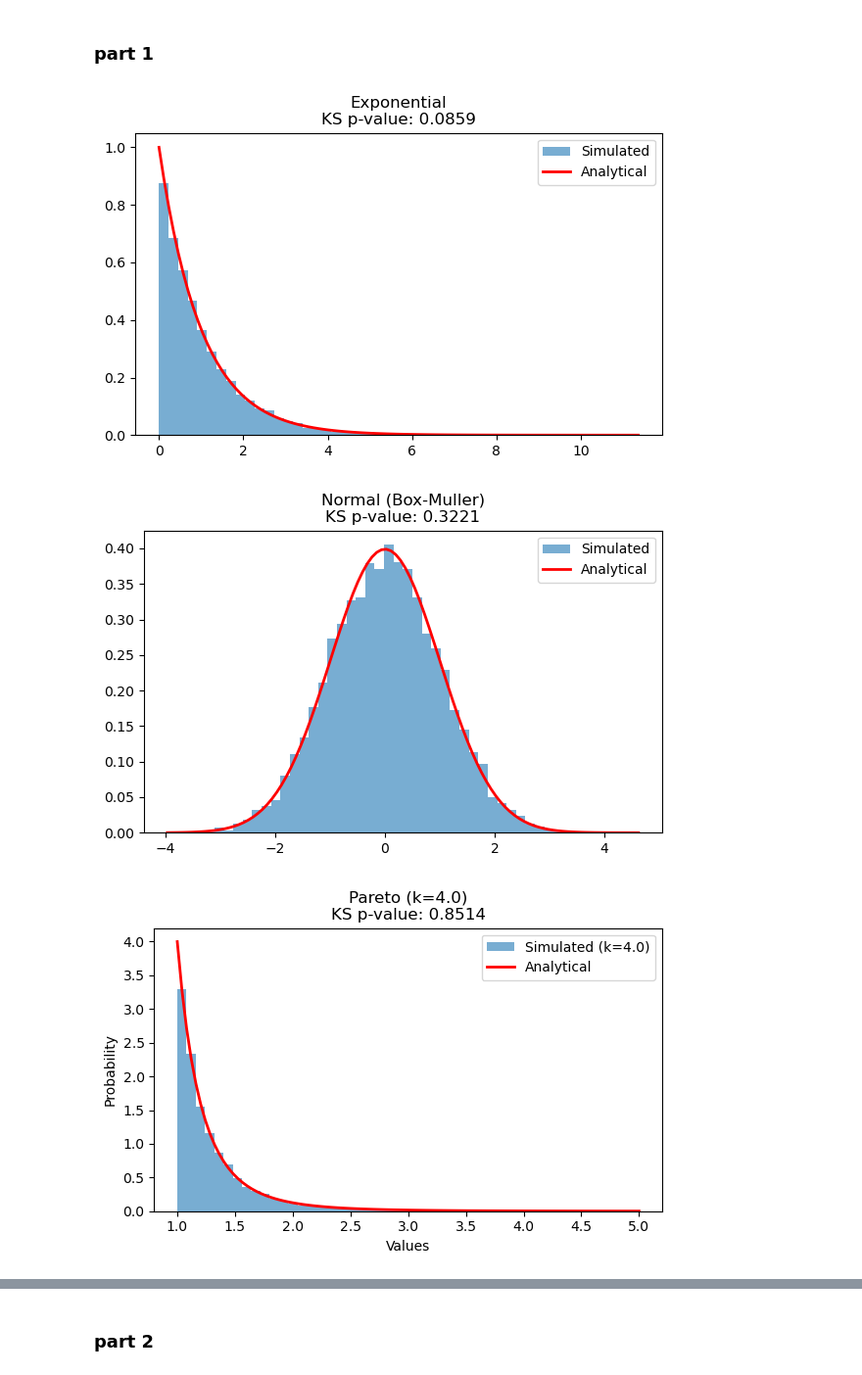
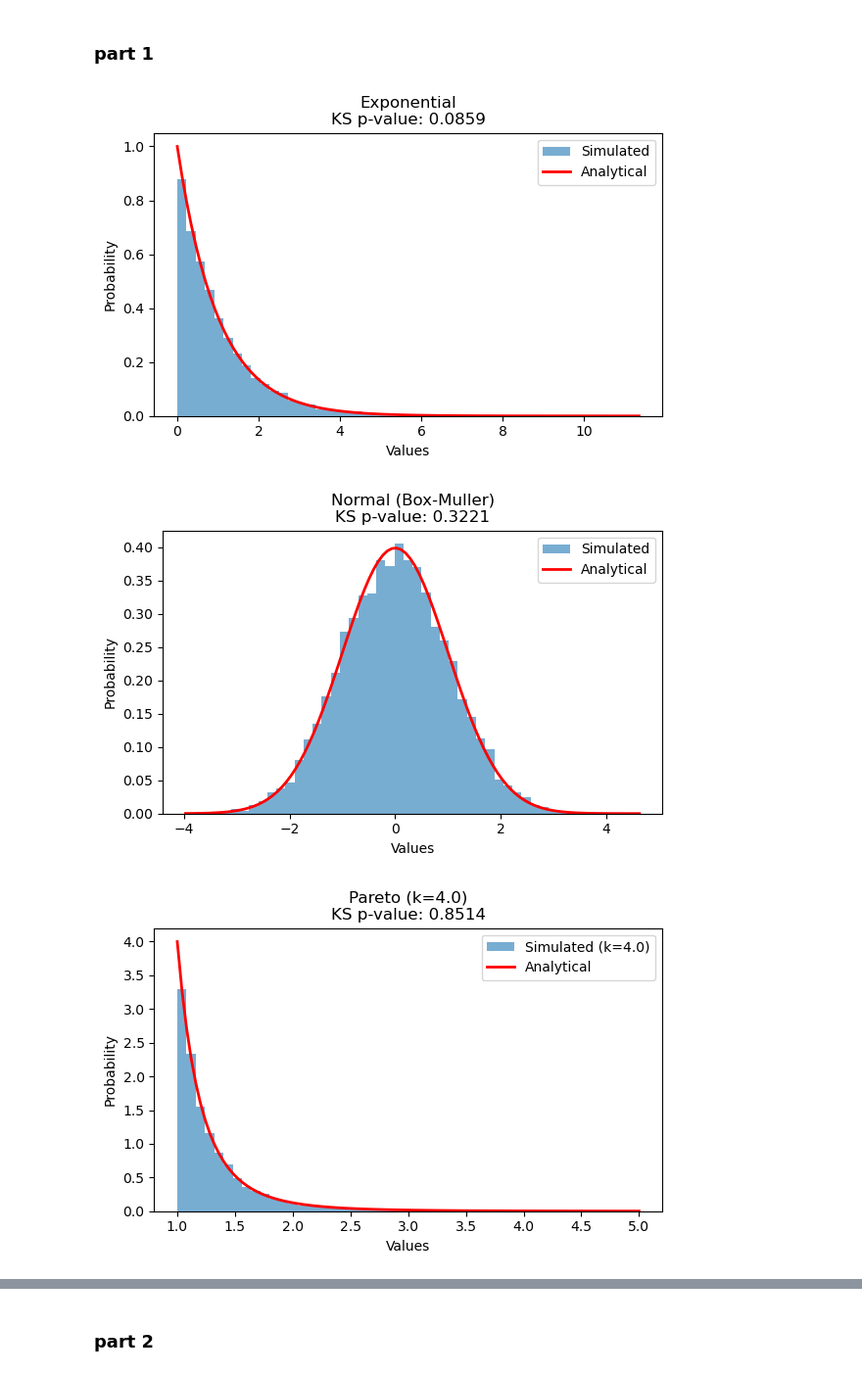
Before and after one commit to markus1573/stokastisk-simulering, a Jupyter notebook: Assignment_code.ipynb, the cells around one changed output, grey strips where cells are left out. Shown at 98% size. Drawn from its saved outputs; the diff is of its cells as text; code cells hidden in the pictures.

```diff
--- a/Assignment_code.ipynb
+++ b/Assignment_code.ipynb
@@ -1214,6 +1214,8 @@ x_e = np.linspace(0, max(X_exp), 100)
 plt.plot(x_e, stats.expon.pdf(x_e), 'r-', lw=2, label="Analytical")
 ks_exp = stats.kstest(X_exp, stats.expon.cdf)
 plt.title(f"Exponential\nKS p-value: {ks_exp.pvalue:.4f}")
+plt.xlabel("Values")
+plt.ylabel("Probability")
 plt.legend()
 plt.tight_layout()
 plt.show()
@@ -1225,6 +1227,8 @@ x_n = np.linspace(min(X_norm), max(X_norm), 100)
 plt.plot(x_n, stats.norm.pdf(x_n), 'r-', lw=2, label="Analytical")
 ks_norm = stats.kstest(X_norm, stats.norm.cdf)
 plt.title(f"Normal (Box-Muller)\nKS p-value: {ks_norm.pvalue:.4f}")
+plt.xlabel("Values")
+plt.ylabel("Probability")
 plt.legend()
 plt.tight_layout()
 plt.show()
@@ -1234,35 +1238,35 @@ plt.figure(figsize=(6, 4))
 k_plot = 4.0
 plt.hist(X_pareto[k_plot], bins=50, range=(1, 5), density=True, alpha=0.6, label=f"Simulated (k={k_plot})")
 x_p = np.linspace(beta, 5, 100)
 plt.plot(x_p, stats.pareto.pdf(x_p, b=k_plot, scale=beta), 'r-', lw=2, label="Analytical")
 ks_par = stats.kstest(X_pareto[k_plot], lambda x: stats.pareto.cdf(x, b=k_plot, scale=beta))
 plt.title(f"Pareto (k={k_plot})\nKS p-value: {ks_par.pvalue:.4f}")
 plt.xlabel("Values")
 plt.ylabel("Probability")
 plt.legend()
 plt.tight_layout()
 plt.show()
 
 
 # Print KS Test results for all Pareto k values
 print("--- Pareto KS Tests ---")
 for k in k_values:
     ks = stats.kstest(X_pareto[k], lambda x: stats.pareto.cdf(x, b=k, scale=beta))
     print(f"k = {k:<4} | p-value: {ks.pvalue:.4f}")
 
 # Print Moment Verification
 print("\n--- Moment Verification (Empirical vs. Analytical) ---")
 print(f"{'Distribution':<22} | {'Emp. Mean':<9} | {'Th. Mean':<9} | {'Emp. Var':<9} | {'Th. Var':<9}")
 print("-" * 70)
 
 # Exponential
 print(f"{'Exponential':<22} | {np.mean(X_exp):9.4f} | {1.0:9.4f} | {np.var(X_exp):9.4f} | {1.0:9.4f}")
 
 # Normal
 print(f"{'Normal (Box-Muller)':<22} | {np.mean(X_norm):9.4f} | {0.0:9.4f} | {np.var(X_norm):9.4f} | {1.0:9.4f}")
 # %% [output]
-[figure, old version]
+[figure, new version]
-[figure, old version]
+[figure, new version]
 [figure]
 --- Pareto KS Tests ---
 k = 2.05 | p-value: 0.0859
```
Also changed, not shown: 7 other files.
